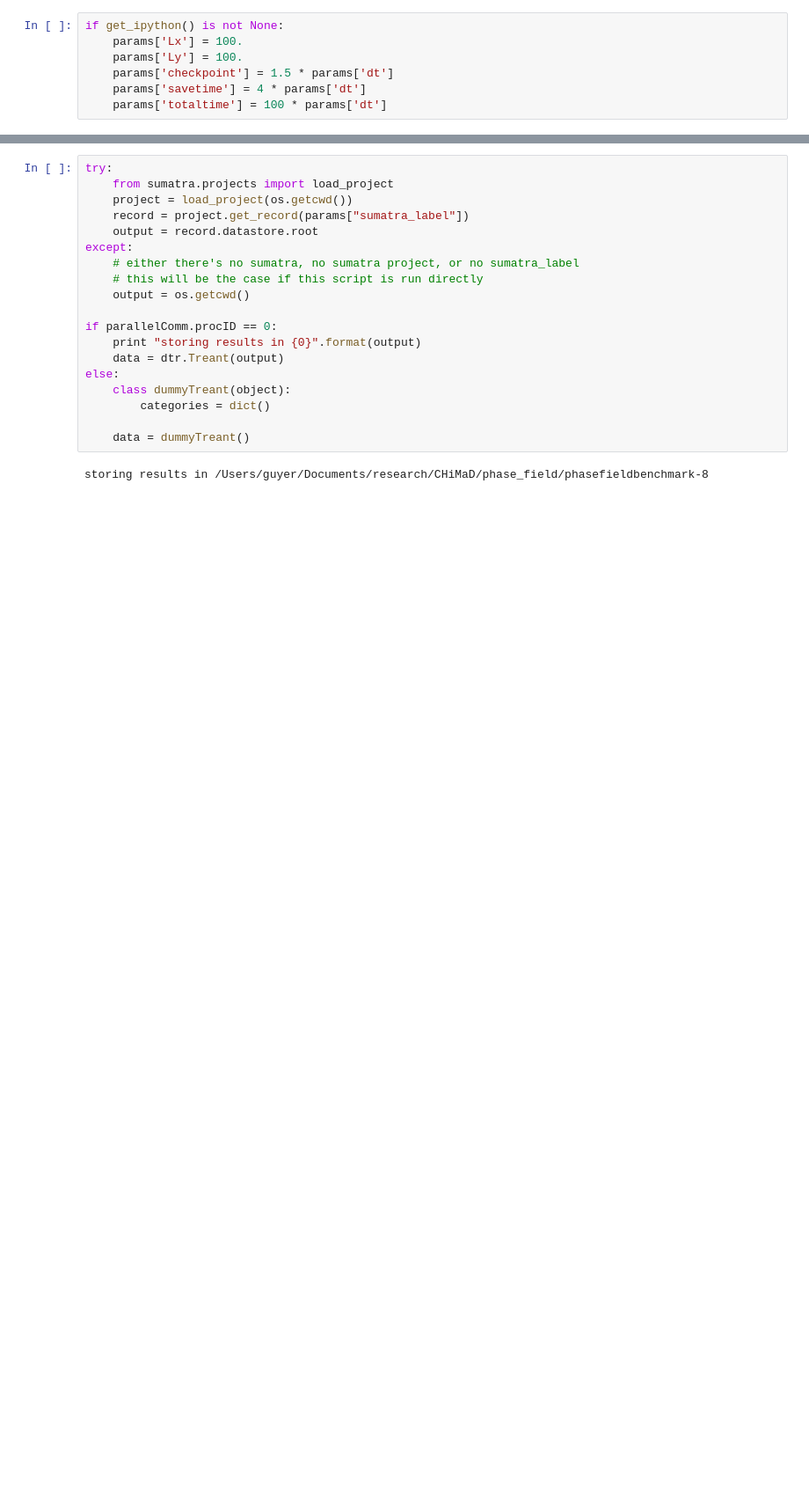
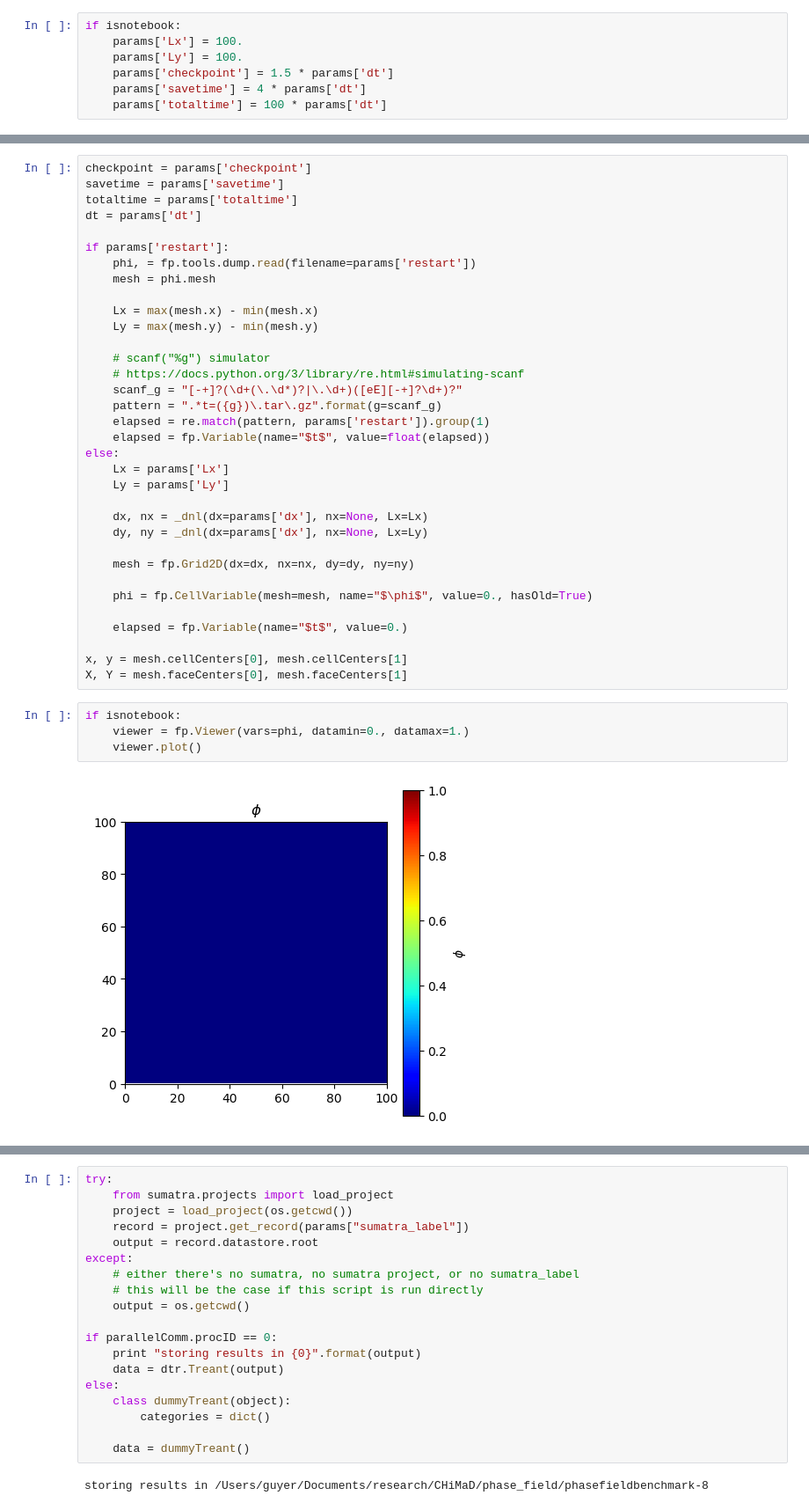
Before and after one commit to guyer/phasefieldbenchmark-8, a Jupyter notebook: benchmark8b.ipynb, the cells around one changed output, grey strips where cells are left out. Shown at 88% size. Saved outputs shown, nothing was run; the diff lists cells and outputs as text; blank space fills up the shorter version.

```diff
--- a/benchmark8b.ipynb
+++ b/benchmark8b.ipynb
@@ -32,5 +46,5 @@ Set any parameters for interactive notebook
 # %%
-if get_ipython() is not None:
+if isnotebook:
     params['Lx'] = 100.
     params['Ly'] = 100.
     params['checkpoint'] = 1.5 * params['dt']
@@ -38,0 +61,40 @@ if get_ipython() is not None:
+# %%
+checkpoint = params['checkpoint']
+savetime = params['savetime']
+totaltime = params['totaltime']
+dt = params['dt']
+
+if params['restart']:
+    phi, = fp.tools.dump.read(filename=params['restart'])
+    mesh = phi.mesh
+
+    Lx = max(mesh.x) - min(mesh.x)
+    Ly = max(mesh.y) - min(mesh.y)
+
+    # scanf("%g") simulator
+    # https://docs.python.org/3/library/re.html#simulating-scanf
+    scanf_g = "[-+]?(\d+(\.\d*)?|\.\d+)([eE][-+]?\d+)?"
+    pattern = ".*t=({g})\.tar\.gz".format(g=scanf_g)
+    elapsed = re.match(pattern, params['restart']).group(1)
+    elapsed = fp.Variable(name="$t$", value=float(elapsed))
+else:
+    Lx = params['Lx']
+    Ly = params['Ly']
+
+    dx, nx = _dnl(dx=params['dx'], nx=None, Lx=Lx)
+    dy, ny = _dnl(dx=params['dx'], nx=None, Lx=Ly)
+
+    mesh = fp.Grid2D(dx=dx, nx=nx, dy=dy, ny=ny)
+
+    phi = fp.CellVariable(mesh=mesh, name="$\phi$", value=0., hasOld=True)
+
+    elapsed = fp.Variable(name="$t$", value=0.)
+
+x, y = mesh.cellCenters[0], mesh.cellCenters[1]
+X, Y = mesh.faceCenters[0], mesh.faceCenters[1]
+# %%
+if isnotebook:
+    viewer = fp.Viewer(vars=phi, datamin=0., datamax=1.)
+    viewer.plot()
+# %% [output]
+[figure, added]
```
Also changed, not shown: parts of 44 cells of this notebook.
